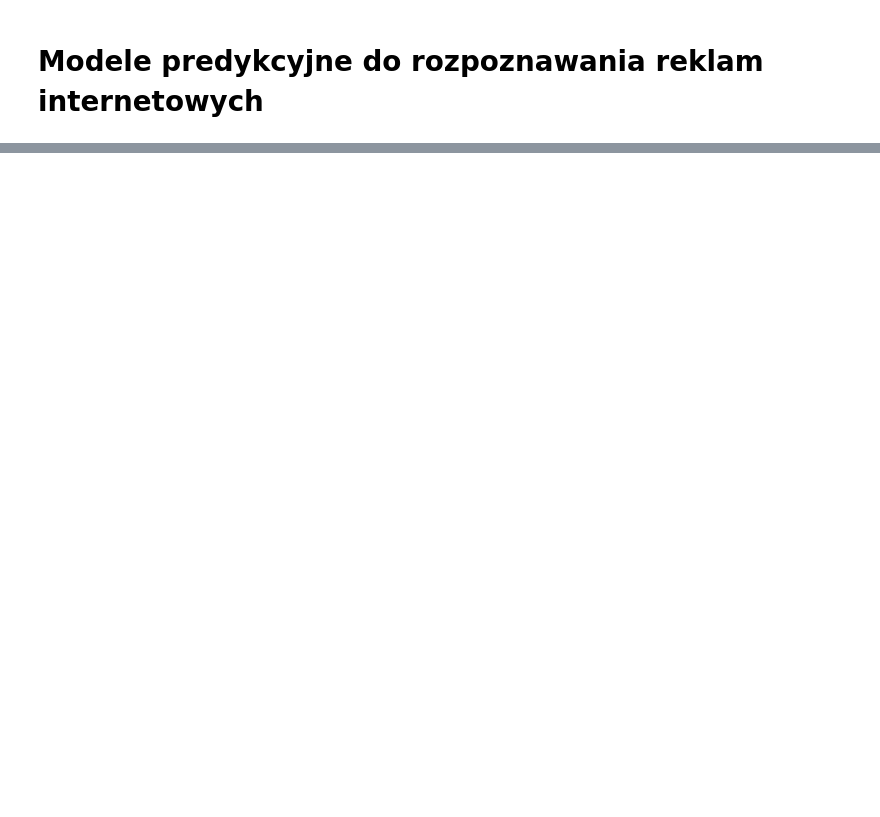
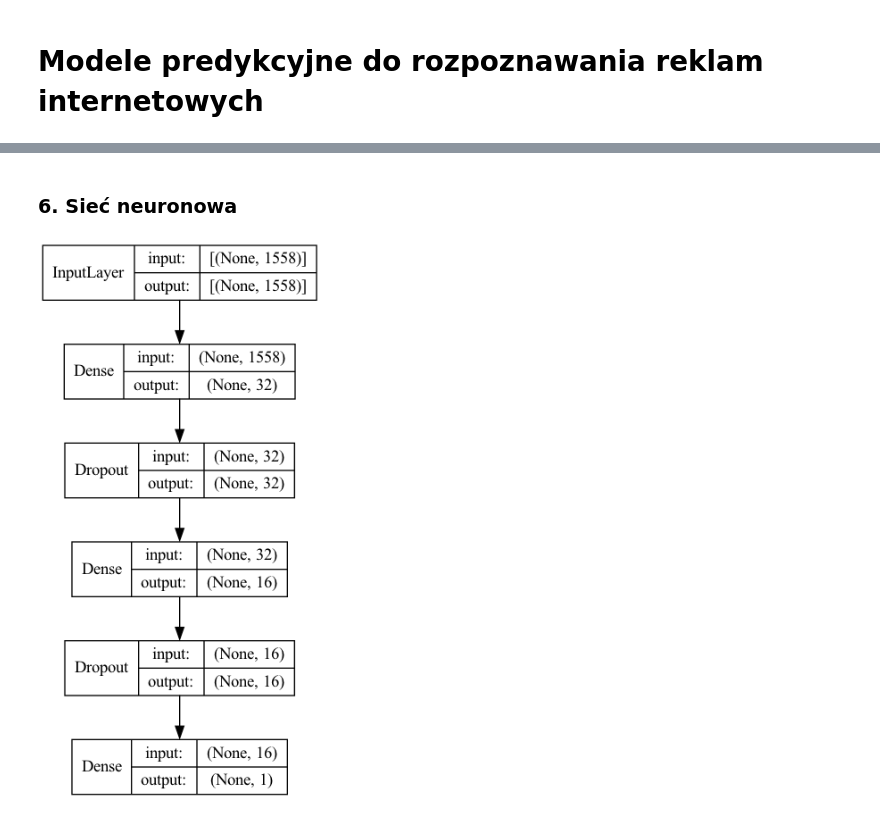
Before and after one commit to nexif/ADD-projekt, a Jupyter notebook: main.ipynb, the cells around one changed output, grey strips where cells are left out. Saved outputs shown, nothing was run; the diff lists cells and outputs as text; code cells hidden in the pictures; blank space fills up the shorter version.

Commit message:
Add additional models

```diff
--- a/main.ipynb
+++ b/main.ipynb
@@ -172,0 +399,17 @@ Dokładność modelu dla danych przetworzonych PCA:  96.65 %
+# %%
+knn_raw = KNeighborsClassifier()
+knn_raw.fit(X_train, y_train)
+y_pred_raw = knn_raw.predict(X_test)
+evaluate_model(y_test, y_pred_raw, 'KNN - all features')
+
+knn_pca = KNeighborsClassifier()
+knn_pca.fit(X_train_pca, y_train)
+y_pred_pca = knn_pca.predict(X_test_pca)
+evaluate_model(y_test, y_pred_pca, 'KNN - PCA')
+
+knn_svd = KNeighborsClassifier()
+knn_svd.fit(X_train_svd, y_train)
+y_pred_svd = knn_svd.predict(X_test_svd)
+evaluate_model(y_test, y_pred_svd, 'KNN - SVD')
+
+results_df.loc['KNN'] = [np.round(accuracy_score(y_test, y_pred_raw), 4), np.round(accuracy_score(y_test, y_pred_pca), 4), np.round(accuracy_score(y_test, y_pred_svd), 4)]
@@ -172,0 +437,31 @@ Dokładność modelu dla danych przetworzonych PCA:  96.65 %
+# %% [markdown]
+### 6. Sieć neuronowa
+# %%
+def create_simple_nn(input_dim: int):
+    model = Sequential([
+        Dense(32, input_dim=input_dim, activation='relu'),
+        Dropout(0.2),
+        Dense(16, activation='relu'),
+        Dropout(0.2),
+        Dense(1, activation='sigmoid')
+    ])
+    model.compile(loss='binary_crossentropy', optimizer='adam', metrics=['accuracy'])
+    return model
+
+def create_advanced_nn(input_dim: int):
+    model = Sequential([
+        Dense(512, input_dim=input_dim, activation='relu'),
+        Dense(256, activation='relu'),
+        Dropout(0.2),
+        Dense(128, activation='relu'),
+        Dropout(0.2),
+        Dense(64, activation='relu'),
+        Dropout(0.2),
+        Dense(1, activation='sigmoid')
+    ])
+    model.compile(loss='binary_crossentropy', optimizer='adam', metrics=['accuracy'])
+    return model
+# %%
+plot_model(create_simple_nn(X_train.shape[1]), to_file='simple_nn.png', show_shapes=True, show_layer_names=False)
+# %% [output]
+[figure, added]
```
Also changed, not shown: parts of 29 cells of this notebook, 2 other files.
